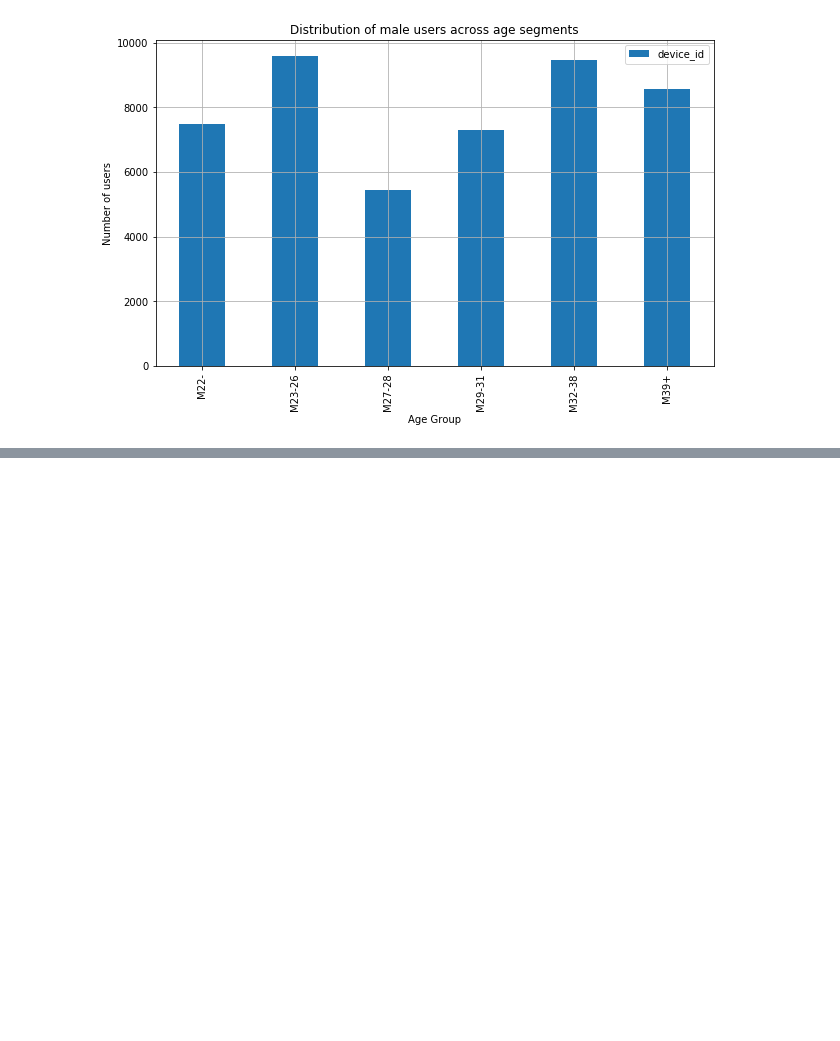
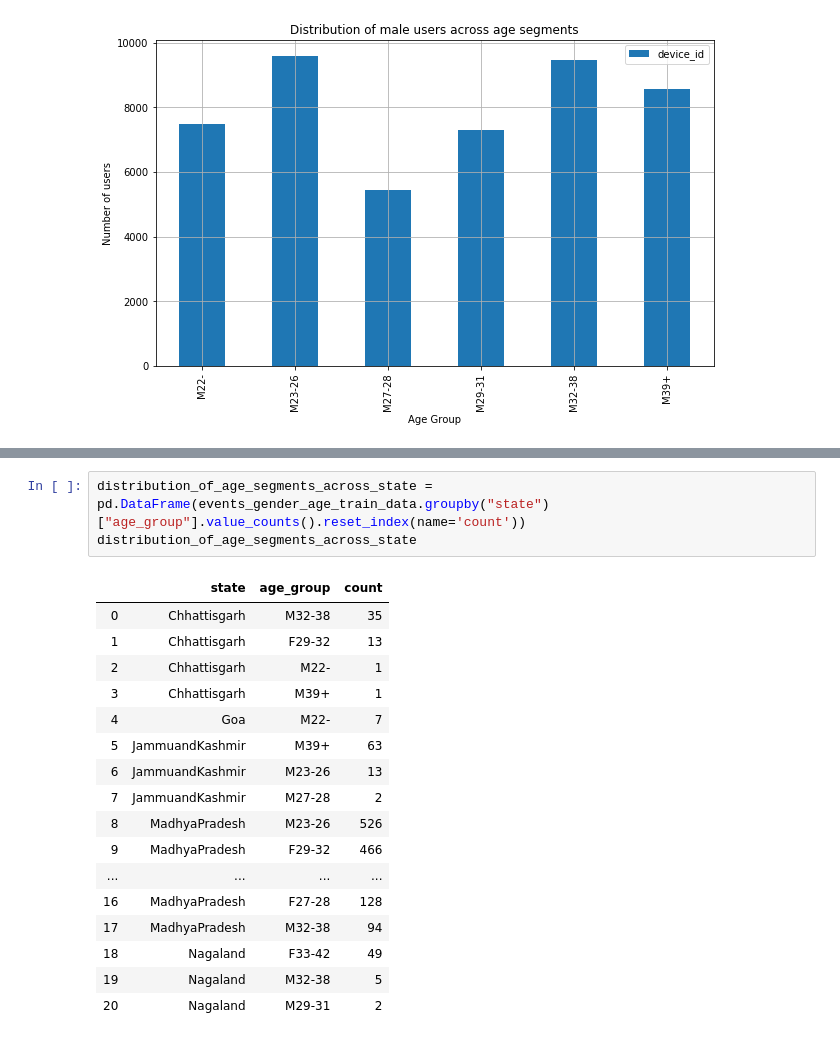
Before and after one commit to Shayista-Tamkeen/Capstone-Project-1, a Jupyter notebook: INSAID - Consulting Capstone Project 1.ipynb, the cells around one changed output, grey strips where cells are left out. Drawn from its saved outputs; the diff is of its cells as text; blank space fills up the shorter version.

```diff
--- a/INSAID - Consulting Capstone Project 1.ipynb
+++ b/INSAID - Consulting Capstone Project 1.ipynb
@@ -577,0 +604,21 @@ plt.show()
+# %%
+distribution_of_age_segments_across_state = pd.DataFrame(events_gender_age_train_data.groupby("state")["age_group"].value_counts().reset_index(name='count'))
+distribution_of_age_segments_across_state
+# %% [output]
+|  | state | age_group | count |
+| 0 | Chhattisgarh | M32-38 | 35 |
+| 1 | Chhattisgarh | F29-32 | 13 |
+| 2 | Chhattisgarh | M22- | 1 |
+| 3 | Chhattisgarh | M39+ | 1 |
+| 4 | Goa | M22- | 7 |
+| 5 | JammuandKashmir | M39+ | 63 |
+| 6 | JammuandKashmir | M23-26 | 13 |
+| 7 | JammuandKashmir | M27-28 | 2 |
+| 8 | MadhyaPradesh | M23-26 | 526 |
+| 9 | MadhyaPradesh | F29-32 | 466 |
+| ... | ... | ... | ... |
+| 16 | MadhyaPradesh | F27-28 | 128 |
+| 17 | MadhyaPradesh | M32-38 | 94 |
+| 18 | Nagaland | F33-42 | 49 |
+| 19 | Nagaland | M32-38 | 5 |
+| 20 | Nagaland | M29-31 | 2 |
```
Also changed, not shown: parts of 29 cells of this notebook.
